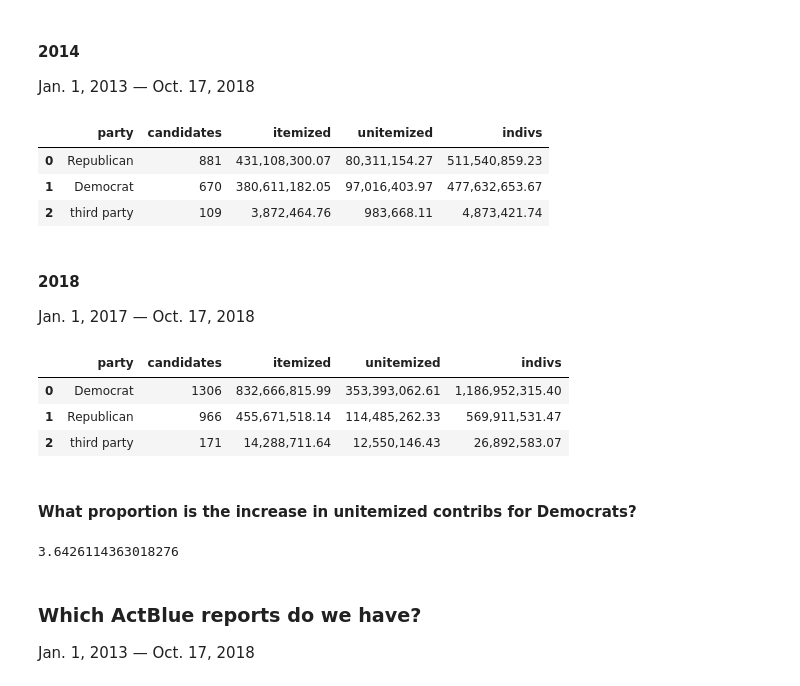
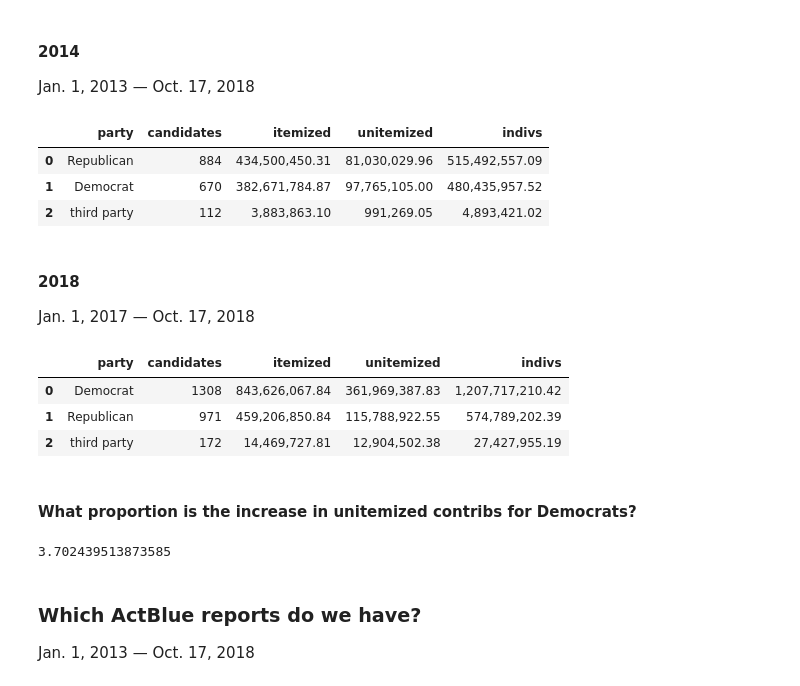
Before and after one commit to PublicI/actblue-analysis, a Jupyter notebook: analysis.ipynb, the cells around one changed output. Cells and saved outputs as stored; diff of their text form; code cells hidden in the pictures.

Commit message:
Partial update to calculate unitemized numbers by party for rest of 2018 and 2014

```diff
--- a/analysis.ipynb
+++ b/analysis.ipynb
@@ -150,37 +150,37 @@ def calc_candidate_unitemized_by_party(cycle):
                                      coverage_through_date) filing_id,
                                     filer_committee_id_number,
                                     col_a_individual_contributions_itemized,
                                     col_a_individual_contributions_unitemized,
                                     col_a_total_individual_contributions,
                                     col_a_total_receipts,
                                     col_a_total_disbursements,
                                     coverage_from_date,
                                     coverage_through_date
            FROM fec_paper_campaign_summaries
            WHERE col_a_total_individual_contributions IS NOT NULL
            ORDER BY filer_committee_id_number,
                     coverage_through_date,
                     coverage_from_date,
                     filing_id DESC) AS summaries ON cand_pcc = filer_committee_id_number
         WHERE extract(YEAR
                       FROM coverage_through_date) >= %(year_before)s
-          AND coverage_through_date <= '%(cycle)s-11-26'::date
+          AND coverage_through_date <= '%(cycle)s-12-31'::date
           -- AND (col_a_total_receipts > 0
         --       OR col_a_total_disbursements > 0)
         GROUP BY -- cand_office,
                  party
         ORDER BY indivs DESC
         """, con=conn, params={"cycle":cycle,"year_before":cycle-1})
     )
 
 candidate_unitemized_by_party_14 = calc_candidate_unitemized_by_party(2014)
 
 candidate_unitemized_by_party_14
 # %% [output]
 |  | party | candidates | itemized | unitemized | indivs |
-| 0 | Republican | 881 | 431,108,300.07 | 80,311,154.27 | 511,540,859.23 |
-| 1 | Democrat | 670 | 380,611,182.05 | 97,016,403.97 | 477,632,653.67 |
-| 2 | third party | 109 | 3,872,464.76 | 983,668.11 | 4,873,421.74 |
+| 0 | Republican | 884 | 434,500,450.31 | 81,030,029.96 | 515,492,557.09 |
+| 1 | Democrat | 670 | 382,671,784.87 | 97,765,105.00 | 480,435,957.52 |
+| 2 | third party | 112 | 3,883,863.10 | 991,269.05 | 4,893,421.02 |
 # %% [markdown]
 #### 2018
 Jan. 1, 2017 — Oct. 17, 2018
@@ -190,15 +190,15 @@ candidate_unitemized_by_party_18 = calc_candidate_unitemized_by_party(2018)
 candidate_unitemized_by_party_18
 # %% [output]
 |  | party | candidates | itemized | unitemized | indivs |
-| 0 | Democrat | 1306 | 832,666,815.99 | 353,393,062.61 | 1,186,952,315.40 |
-| 1 | Republican | 966 | 455,671,518.14 | 114,485,262.33 | 569,911,531.47 |
-| 2 | third party | 171 | 14,288,711.64 | 12,550,146.43 | 26,892,583.07 |
+| 0 | Democrat | 1308 | 843,626,067.84 | 361,969,387.83 | 1,207,717,210.42 |
+| 1 | Republican | 971 | 459,206,850.84 | 115,788,922.55 | 574,789,202.39 |
+| 2 | third party | 172 | 14,469,727.81 | 12,904,502.38 | 27,427,955.19 |
 # %% [markdown]
 #### What proportion is the increase in unitemized contribs for Democrats?
 # %%
 candidate_unitemized_by_party_18[candidate_unitemized_by_party_18['party'] == 'Democrat']['unitemized'].sum()/candidate_unitemized_by_party_14[candidate_unitemized_by_party_14['party'] == 'Democrat']['unitemized'].sum()
 # %% [output]
-3.6426114363018276
+3.702439513873585
 # %% [markdown]
 ### Which ActBlue reports do we have?
 Jan. 1, 2013 — Oct. 17, 2018
```
Also changed, not shown: parts of 8 cells of this notebook, 4 other files.
